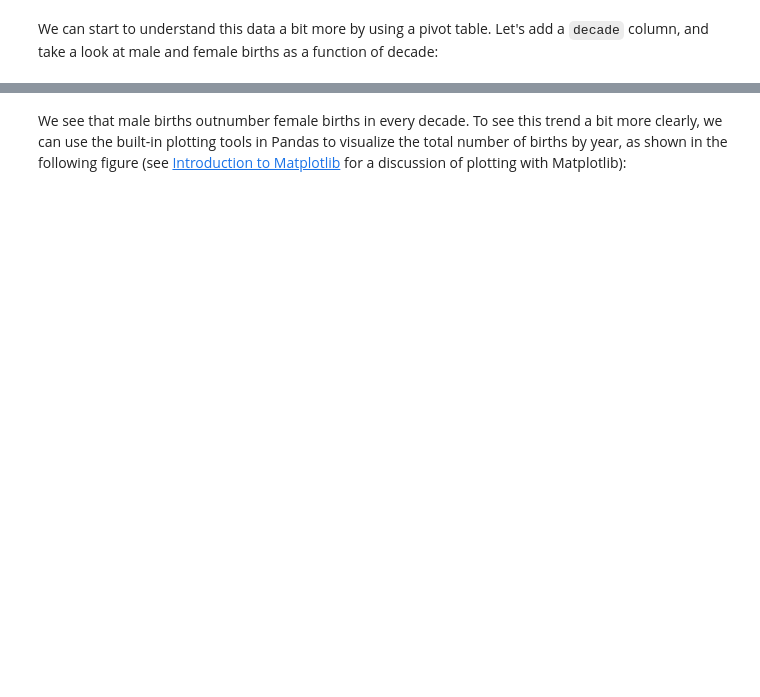
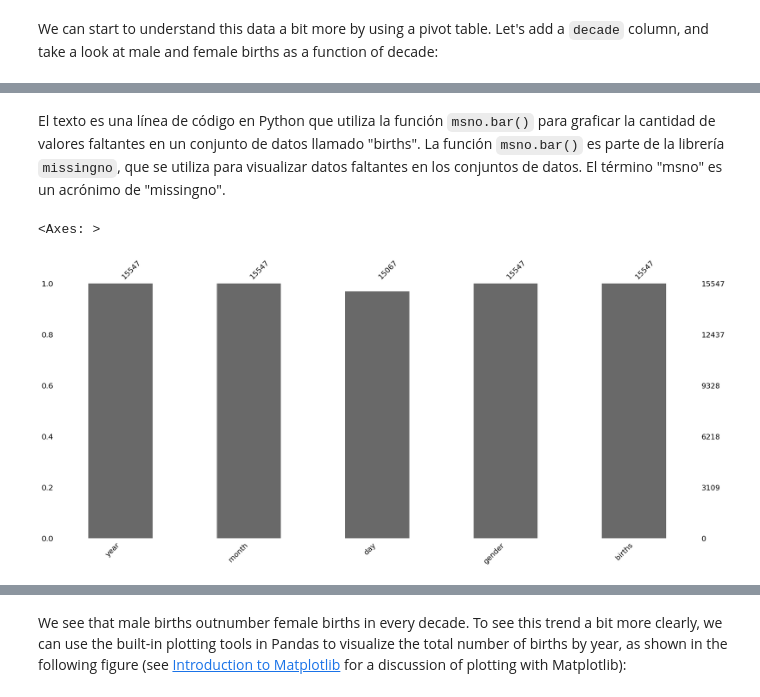
Before and after one commit to ivanozono/python_DataAnalyts, a Jupyter notebook: Pivot_Tables.ipynb, the cells around one changed output, grey strips where cells are left out. Cells and saved outputs as stored; diff of their text form; code cells hidden in the pictures; blank space fills up the shorter version.

```diff
--- a/Pivot_Tables.ipynb
+++ b/Pivot_Tables.ipynb
@@ -148,7 +230,6 @@ titanic.pivot_table('survived', index='sex', columns='class', margins=True)
 Here, this automatically gives us information about the class-agnostic survival rate by sex, the sex-agnostic survival rate by class, and the overall survival rate of 38%.
 The margin label can be specified with the `margins_name` keyword; it defaults to `"All"`.
 # %%
-# shell command to download the data:
-#!cd data && curl -O \
-data=pd.read_csv("https://raw.githubusercontent.com/jakevdp/data-CDCbirths/master/births.csv")
+# shell command to download the data
+births=pd.read_csv("https://raw.githubusercontent.com/jakevdp/data-CDCbirths/master/births.csv")
 # %%
@@ -156,2 +244,2 @@ data.head()
 # %%
-births = data
+births.shape
@@ -170,0 +294,7 @@ births['year'] // 10
+# %% [markdown]
+El texto es una línea de código en Python que utiliza la función `msno.bar()` para graficar la cantidad de valores faltantes en un conjunto de datos llamado "births". La función `msno.bar()` es parte de la librería `missingno`, que se utiliza para visualizar datos faltantes en los conjuntos de datos. El término "msno" es un acrónimo de "missingno".
+# %%
+msno.bar(births)
+# %% [output]
+<Axes: >
+[figure, added]
```
Also changed, not shown: parts of 94 cells of this notebook.
